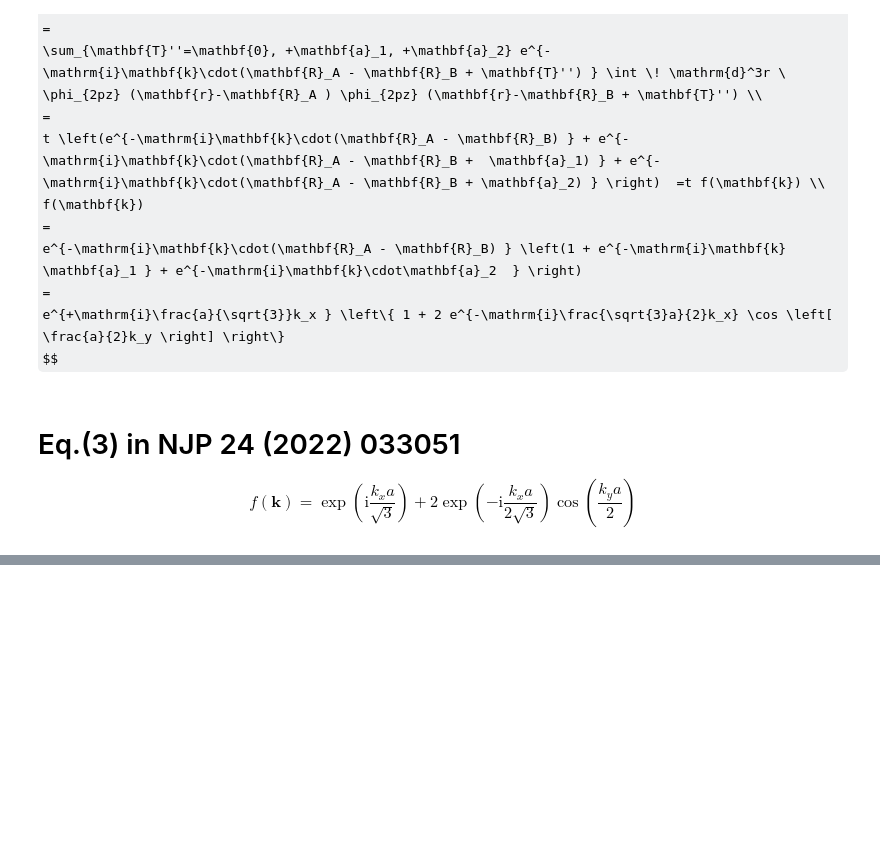
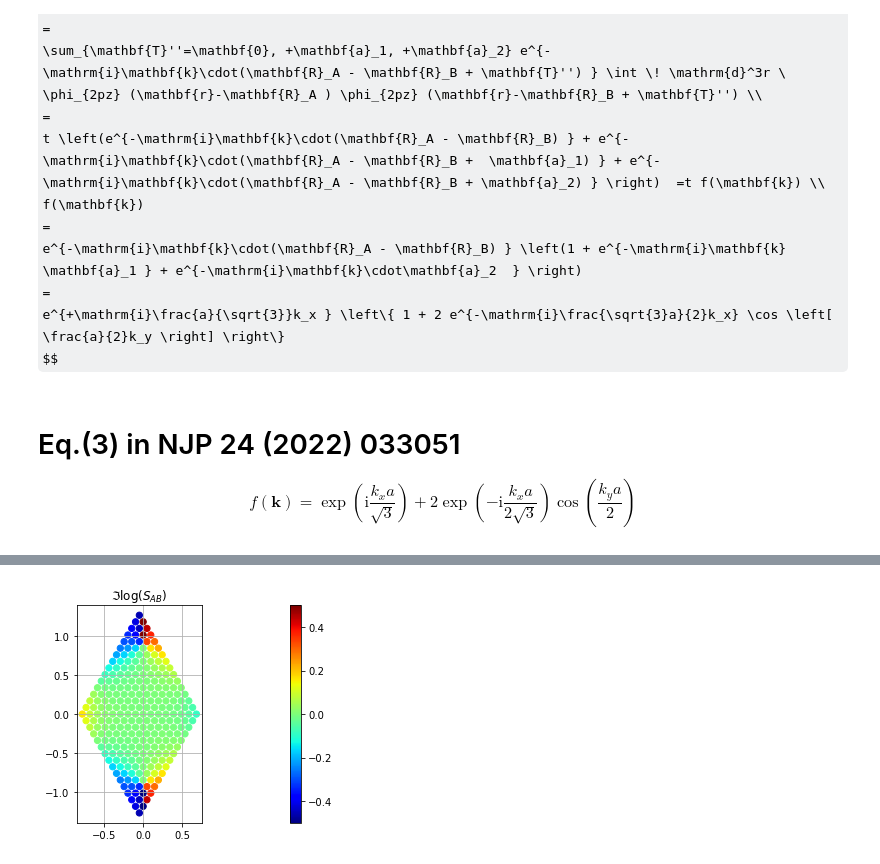
Before and after one commit to Yasushi-Shinohara/2DTBWFAO, a Jupyter notebook: src/TBWF.ipynb, the cells around one changed output, grey strips where cells are left out. Saved outputs shown, nothing was run; the diff lists cells and outputs as text; code cells hidden in the pictures; some formulas as TeX source; blank space fills up the shorter version.

```diff
--- a/src/TBWF.ipynb
+++ b/src/TBWF.ipynb
@@ -1450,0 +182,25 @@ print(0.246*np.sqrt(3.0)/3.0/Bohr2nm)
+# %%
+#
+a = 4.6485
+Z = 4.0
+#
+Lz = 8.0
+N1 = 80
+N2 = 80
+Nz = 80
+r, dV, V, a1, a2, b1, b2 = SpatialGrid.get_rgrid_Honeycomb(N1, N2, Nz, Lz, a=a)
+#
+k = np.array([0.0, 0.0])
+#
+RA = np.array([(np.sqrt(3.0)*a)/3.0, 0.0, 0.0])
+print(RA)
+get_phiAO = AtomicOrbital.get_2pz
+phinkA, N1, N2 = get_phink(r, RA, Z, k, get_phiAO)
+print('The norm of phink orbital', np.sum((np.abs(phinkA))**2)*dV*(N1*N2))
+RB = np.array([2.0*(np.sqrt(3.0)*a)/3.0, 0.0, 0.0])
+print(RB)
+get_phiAO = AtomicOrbital.get_2pz
+phinkB, N1, N2 = get_phink(r, RB, Z, k, get_phiAO)
+print('The norm of phink orbital', np.sum((np.abs(phinkB))**2)*dV*(N1*N2))
+#
+print('The overlap', np.sum(np.conjugate(phinkA)*phinkB)*dV*(N1*N2))
@@ -1450,0 +337,11 @@ print(0.246*np.sqrt(3.0)/3.0/Bohr2nm)
+# %%
+#
+plt.figure()
+plt.title('$\Im \log (S_{AB})$')
+plt.scatter(k_array[:,0], k_array[:,1], s = 10000.0/(N1k*N2k), c=np.angle(SAB_array)/tpi, cmap=plt.cm.jet)
+plt.grid()
+plt.colorbar()
+plt.axis('scaled')
+plt.show()
+# %% [output]
+[figure, added]
```
Also changed, not shown: parts of 52 cells of this notebook.
